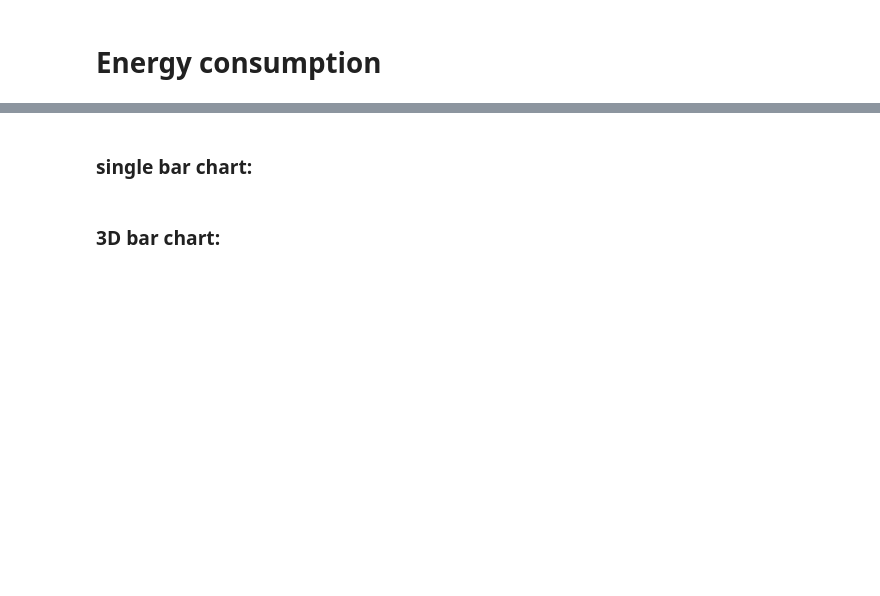
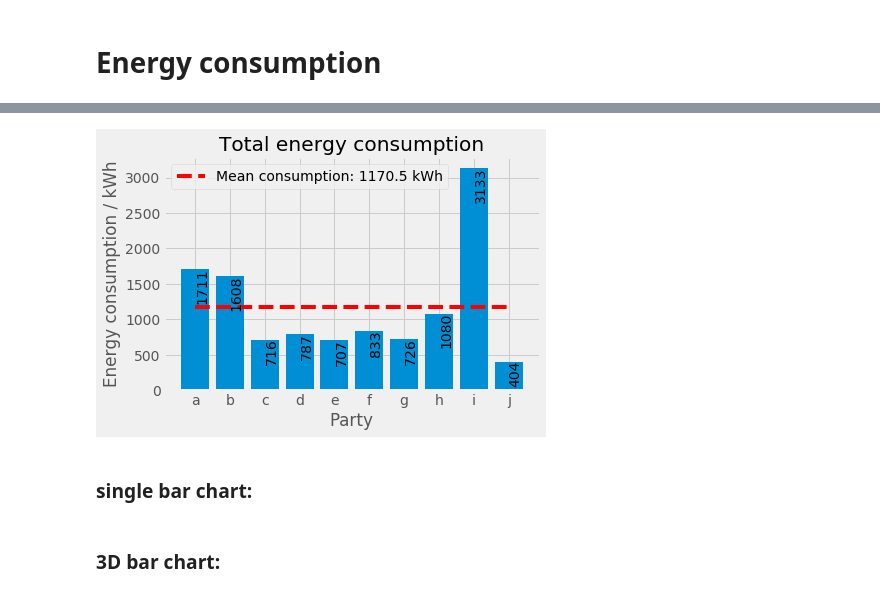
Before and after one commit to felixjohanlehmann/energy_consumption_analysis, a Jupyter notebook: energy_consumption_visualization.ipynb, the cells around one changed output, grey strips where cells are left out. Drawn from its saved outputs; the diff is of its cells as text; code cells hidden in the pictures; blank space fills up the shorter version.

```diff
--- a/energy_consumption_visualization.ipynb
+++ b/energy_consumption_visualization.ipynb
@@ -74,3 +91,19 @@ plt.show()
+# %%
+plt.bar(df_diff.columns, df_diff.sum())
+plt.xticks(df_diff.columns)
+plt.title("Total energy consumption")
+plt.xlabel("Party")
+plt.ylabel("Energy consumption / kWh")
+label = "Mean consumption: " + str(df_diff.sum().mean()) + " kWh"
+plt.hlines(df_diff.sum().mean(), df_diff.columns[0], df_diff.columns[-1], color = "r", linestyles = "dashed", \
+           label = label
+          )
+plt.legend()
+for a,b in zip(df_diff.columns, df_diff.sum()):
+    plt.text(a, b - 140, str(int(b)), rotation = "vertical")
+plt.show()
+# %% [output]
+[figure, added]
 # %% [markdown]
 ### single bar chart:
 # %% [markdown]
```
Also changed, not shown: parts of 17 cells of this notebook.
